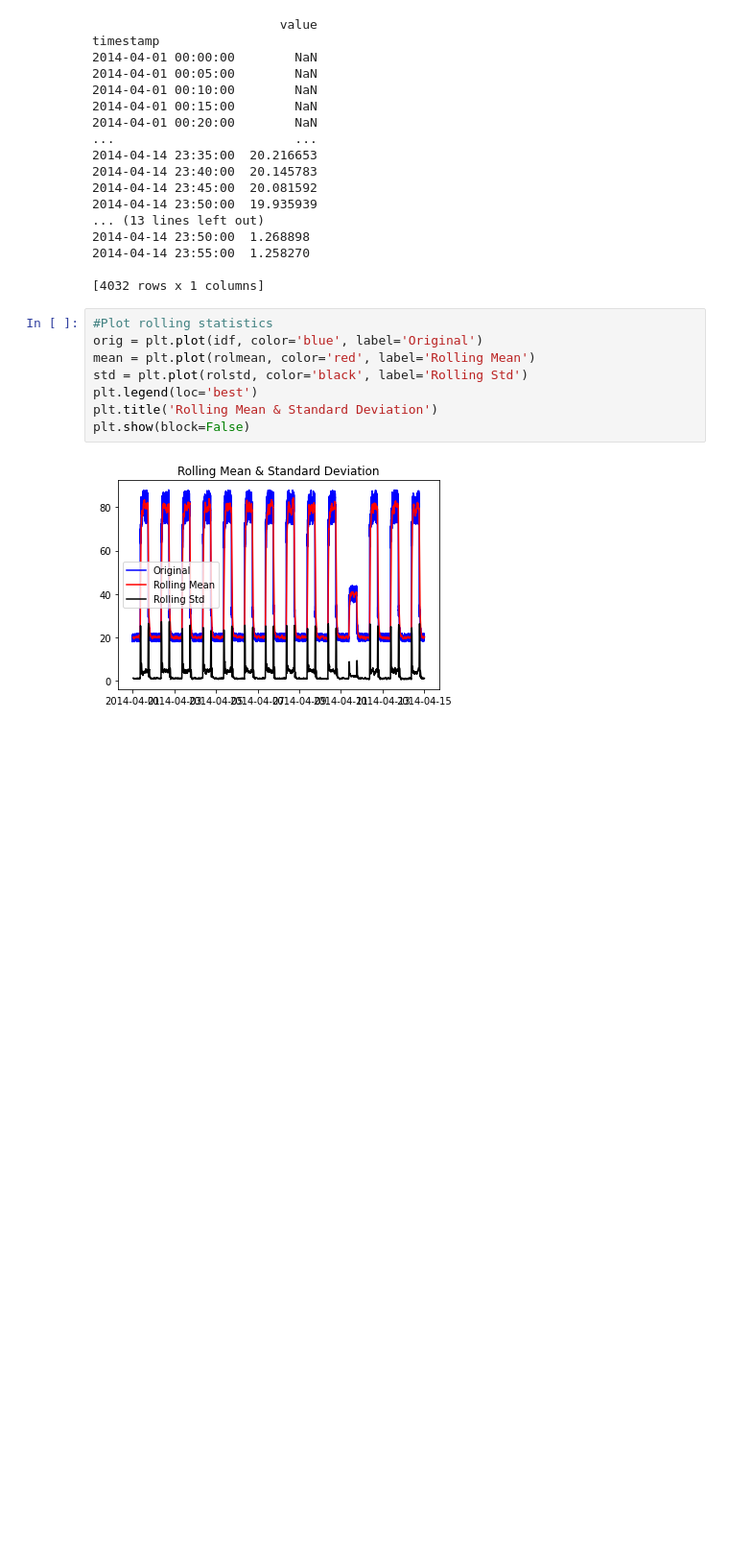
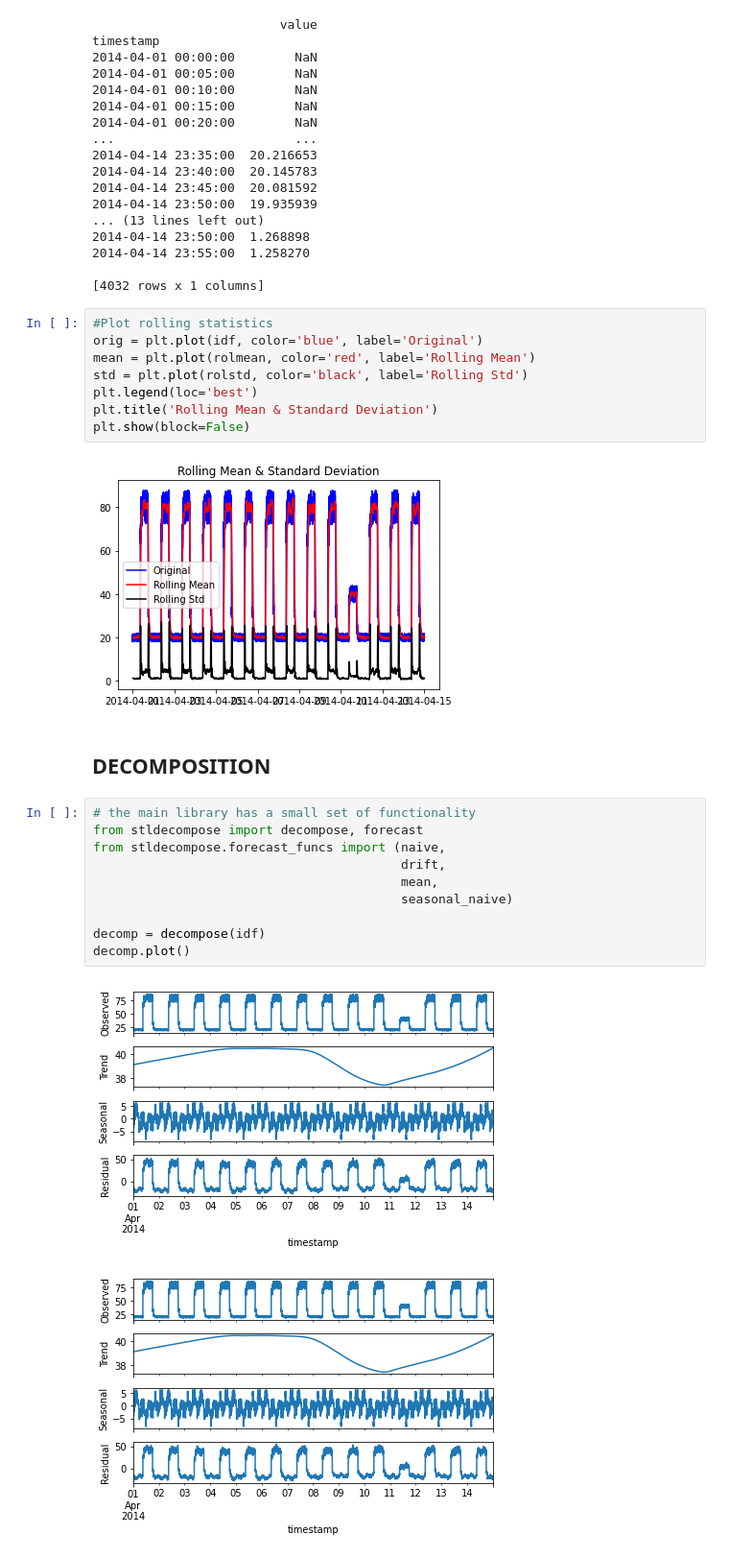
Before and after one commit to michalmullen/machine-learning, a Jupyter notebook: notebooks/timeSeriesAD.ipynb, the cells around one changed output. Shown: that part at 96% size. Cells and saved outputs as stored; diff of their text form; blank space fills up the shorter version.

Commit message:
added stl decompose

```diff
--- a/notebooks/timeSeriesAD.ipynb
+++ b/notebooks/timeSeriesAD.ipynb
@@ -116,3 +116,18 @@ plt.title('Rolling Mean & Standard Deviation')
 plt.show(block=False)
 # %% [output]
 [figure]
+# %% [markdown]
+## DECOMPOSITION
+# %%
+# the main library has a small set of functionality
+from stldecompose import decompose, forecast
+from stldecompose.forecast_funcs import (naive,
+                                         drift,
+                                         mean,
+                                         seasonal_naive)
+
+decomp = decompose(idf)
+decomp.plot()
+# %% [output]
+[figure, added]
+[figure, added]
```
